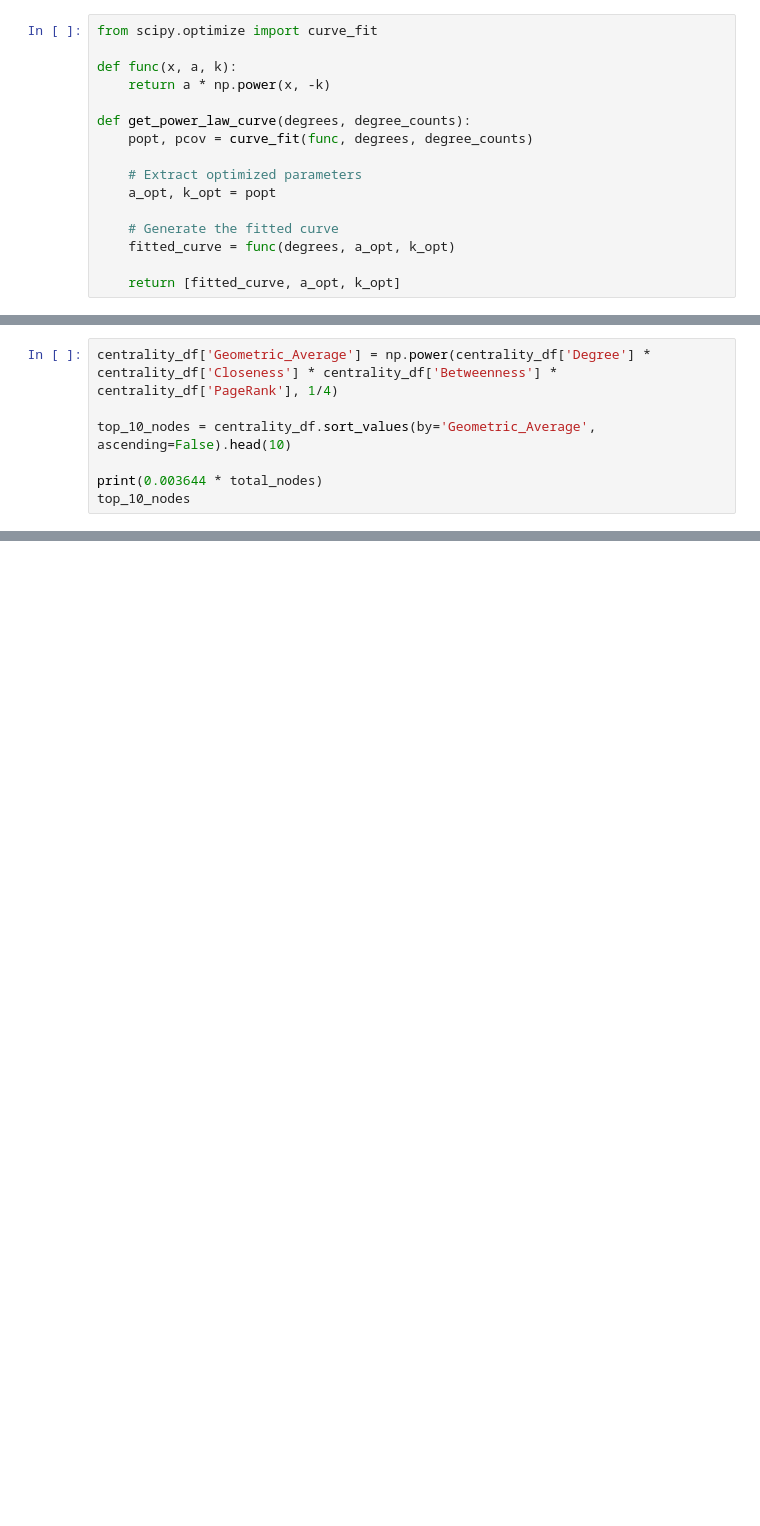
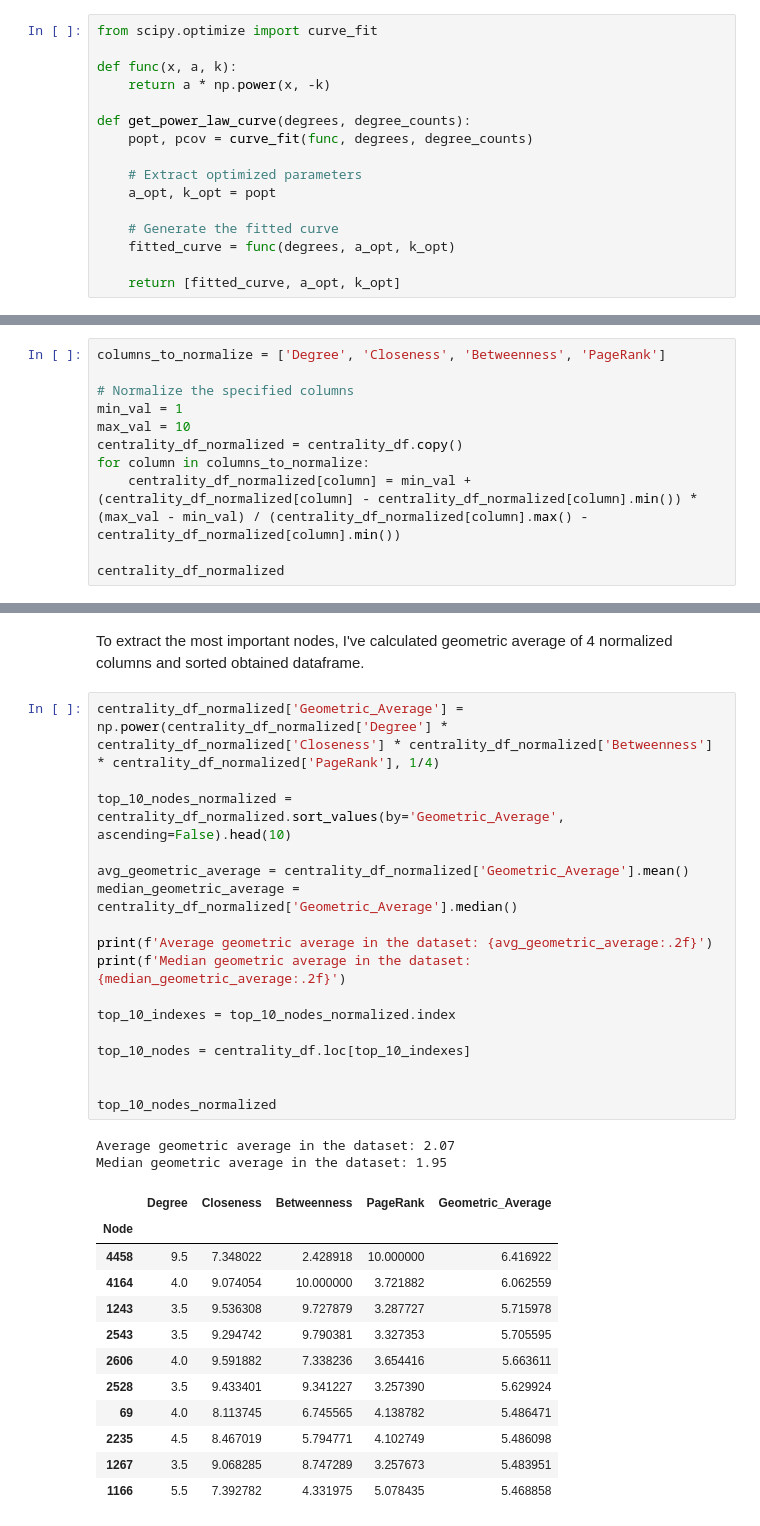
Before and after one commit to WojciechNeuman/Power-Grid-Network-Analysis, a Jupyter notebook: powergrid.ipynb, the cells around one changed output, grey strips where cells are left out. Drawn from its saved outputs; the diff is of its cells as text; blank space fills up the shorter version.

```diff
--- a/powergrid.ipynb
+++ b/powergrid.ipynb
@@ -343,7 +356,0 @@ centrality_df.set_index('Node', inplace=True)
-# %%
-centrality_df['Geometric_Average'] = np.power(centrality_df['Degree'] * centrality_df['Closeness'] * centrality_df['Betweenness'] * centrality_df['PageRank'], 1/4)
-
-top_10_nodes = centrality_df.sort_values(by='Geometric_Average', ascending=False).head(10)
-
-print(0.003644 * total_nodes)
-top_10_nodes
@@ -363,0 +361,11 @@ top_10_nodes
+# %%
+columns_to_normalize = ['Degree', 'Closeness', 'Betweenness', 'PageRank']
+
+# Normalize the specified columns
+min_val = 1
+max_val = 10
+centrality_df_normalized = centrality_df.copy()
+for column in columns_to_normalize:
+    centrality_df_normalized[column] = min_val + (centrality_df_normalized[column] - centrality_df_normalized[column].min()) * (max_val - min_val) / (centrality_df_normalized[column].max() - centrality_df_normalized[column].min())
+
+centrality_df_normalized
@@ -363,0 +387,34 @@ top_10_nodes
+# %% [markdown]
+To extract the most important nodes, I've calculated geometric average of 4 normalized columns and sorted obtained dataframe.
+# %%
+centrality_df_normalized['Geometric_Average'] = np.power(centrality_df_normalized['Degree'] * centrality_df_normalized['Closeness'] * centrality_df_normalized['Betweenness'] * centrality_df_normalized['PageRank'], 1/4)
+
+top_10_nodes_normalized = centrality_df_normalized.sort_values(by='Geometric_Average', ascending=False).head(10)
+
+avg_geometric_average = centrality_df_normalized['Geometric_Average'].mean()
+median_geometric_average = centrality_df_normalized['Geometric_Average'].median()
+
+print(f'Average geometric average in the dataset: {avg_geometric_average:.2f}')
+print(f'Median geometric average in the dataset: {median_geometric_average:.2f}')
+
+top_10_indexes = top_10_nodes_normalized.index
+
+top_10_nodes = centrality_df.loc[top_10_indexes]
+
+
+top_10_nodes_normalized
+# %% [output]
+Average geometric average in the dataset: 2.07
+Median geometric average in the dataset: 1.95
+|  | Degree | Closeness | Betweenness | PageRank | Geometric_Average |
+| Node |  |  |  |  |  |
+| 4458 | 9.5 | 7.348022 | 2.428918 | 10.000000 | 6.416922 |
+| 4164 | 4.0 | 9.074054 | 10.000000 | 3.721882 | 6.062559 |
+| 1243 | 3.5 | 9.536308 | 9.727879 | 3.287727 | 5.715978 |
+| 2543 | 3.5 | 9.294742 | 9.790381 | 3.327353 | 5.705595 |
+| 2606 | 4.0 | 9.591882 | 7.338236 | 3.654416 | 5.663611 |
+| 2528 | 3.5 | 9.433401 | 9.341227 | 3.257390 | 5.629924 |
+| 69 | 4.0 | 8.113745 | 6.745565 | 4.138782 | 5.486471 |
+| 2235 | 4.5 | 8.467019 | 5.794771 | 4.102749 | 5.486098 |
+| 1267 | 3.5 | 9.068285 | 8.747289 | 3.257673 | 5.483951 |
+| 1166 | 5.5 | 7.392782 | 4.331975 | 5.078435 | 5.468858 |
```
Also changed, not shown: parts of 31 cells of this notebook, 1 other file.
